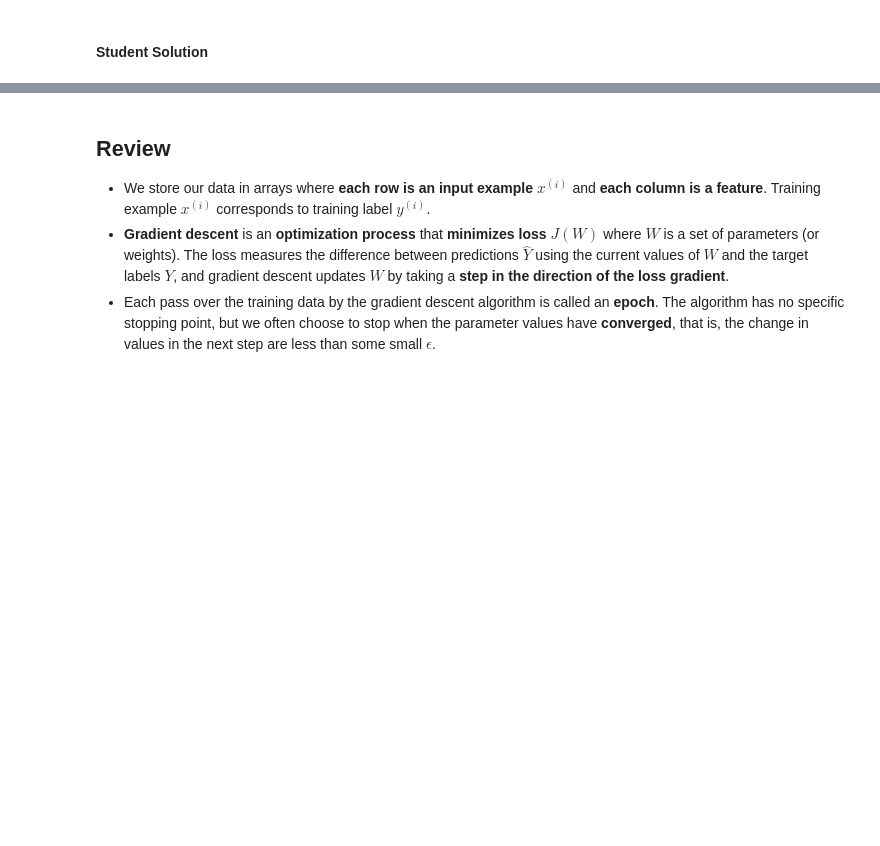
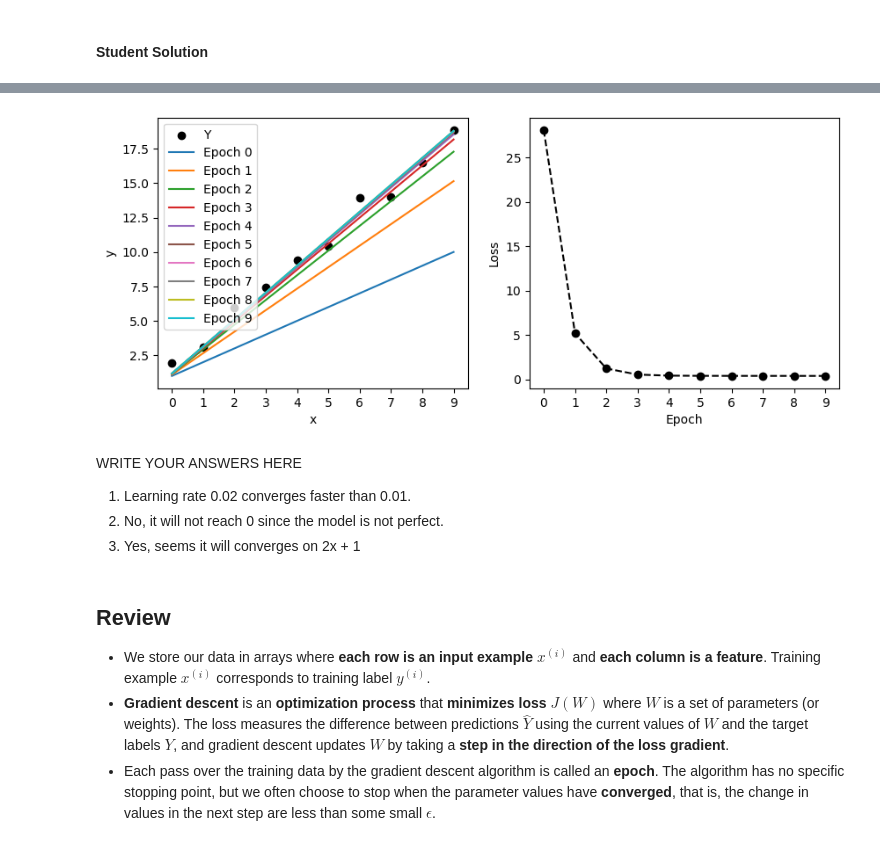
Before and after one commit to jinglange/w207_Homework, a Jupyter notebook: 02 Linear Regression.ipynb, the cells around one changed output, grey strips where cells are left out. Drawn from its saved outputs; the diff is of its cells as text; code cells hidden in the pictures; blank space fills up the shorter version.

```diff
--- a/02 Linear Regression.ipynb
+++ b/02 Linear Regression.ipynb
@@ -362,3 +372,15 @@ WRITE YOUR ANSWERS HERE
+# %%
+weights, losses = gradient_descent(X_with_1s, Y, learning_rate=.02,
+                                   num_epochs=10)
+plot_learning(X_with_1s, Y, weights, losses)
+# %% [output]
+[figure, added]
+# %% [markdown]
+WRITE YOUR ANSWERS HERE
+
+1. Learning rate 0.02 converges faster than 0.01.
+2. No, it will not reach 0 since the model is not perfect.
+3. Yes, seems it will converges on 2x + 1
 # %% [markdown]
 ## Review
 * We store our data in arrays where **each row is an input example** $x^{(i)}$ and **each column is a feature**. Training example $x^{(i)}$ corresponds to training label $y^{(i)}$.
```
Also changed, not shown: parts of 8 cells of this notebook.
